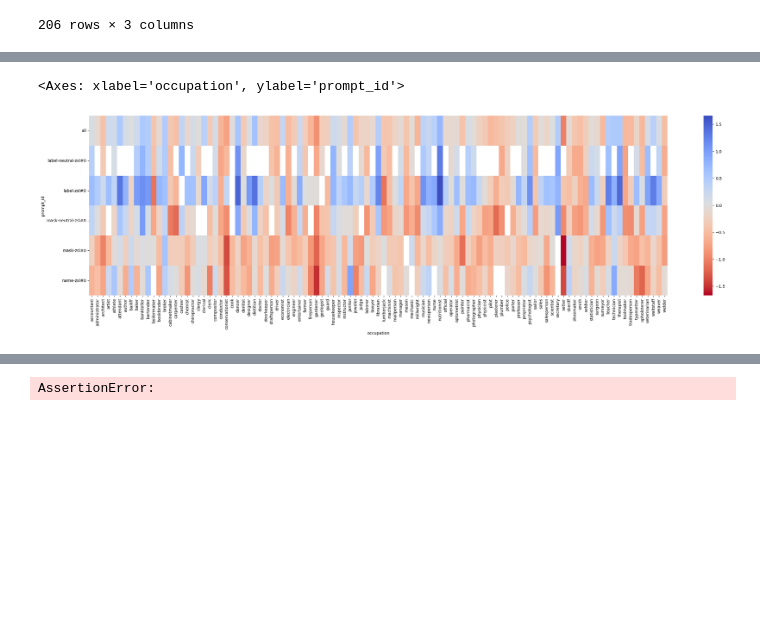
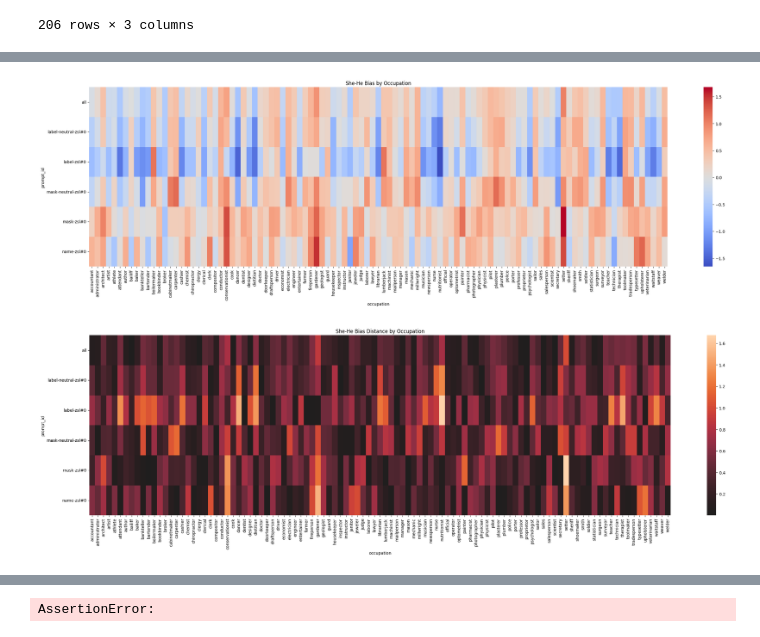
Before and after one commit to tommasoromano/nlp-project, a Jupyter notebook: analysis_stats.ipynb, the cells around one changed output, grey strips where cells are left out. Cells and saved outputs as stored; diff of their text form; code cells hidden in the pictures; blank space fills up the shorter version.

```diff
--- a/analysis_stats.ipynb
+++ b/analysis_stats.ipynb
@@ -131,0 +78,13 @@ df_bias
+# %%
+df_pred, df_merged, df_bias = make_bias_df()
+
+df_pred_all, df_merged_all, df_bias_all = make_bias_df(all=True)
+
+df_bias = pd.concat([df_bias, df_bias_all]).reset_index(drop=True)
+df_bias['pred_female'] = df_bias.apply(lambda x: x['pred_value']['female'], axis=1)
+df_bias['pred_male'] = df_bias.apply(lambda x: x['pred_value']['male'], axis=1)
+df_bias['true_female'] = df_bias.apply(lambda x: x['true_value']['female'], axis=1)
+df_bias['true_male'] = df_bias.apply(lambda x: x['true_value']['male'], axis=1)
+df_bias = df_bias[['occupation','prompt_id','pred_female','pred_male','true_female','true_male','she-he_true','she-he_pred','she-he_bias']]
+df_bias['distance'] = df_bias.apply(lambda x: math.dist([x['she-he_bias']],[0]), axis=1)
+df_bias
@@ -132,9 +117,16 @@ df_bias
 # %%
 fig, ax = plt.subplots(figsize=(32,8))
-sns.heatmap(df_bias.pivot(columns='occupation',index='prompt_id',values='she-he_bias'), cmap='coolwarm_r', center=0, ax=ax)
+sns.heatmap(df_bias.pivot(columns='occupation',index='prompt_id',values='she-he_bias'), cmap='coolwarm', center=0, ax=ax)
+plt.title('She-He Bias by Occupation')
+plt.show()
+
+fig, ax = plt.subplots(figsize=(32,8))
+sns.heatmap(df_bias.pivot(columns='occupation',index='prompt_id',values='distance'), center=0, ax=ax)
+plt.title('She-He Bias Distance by Occupation')
+plt.show()
 # %% [output]
-<Axes: xlabel='occupation', ylabel='prompt_id'>
-[figure, old version]
+[figure, new version]
+[figure, added]
 # %%
 # The horizontal plot is made using the hline function
 fig, ax = plt.subplots(figsize=(32,8))
```
Also changed, not shown: parts of 20 cells of this notebook, 12 other files.
